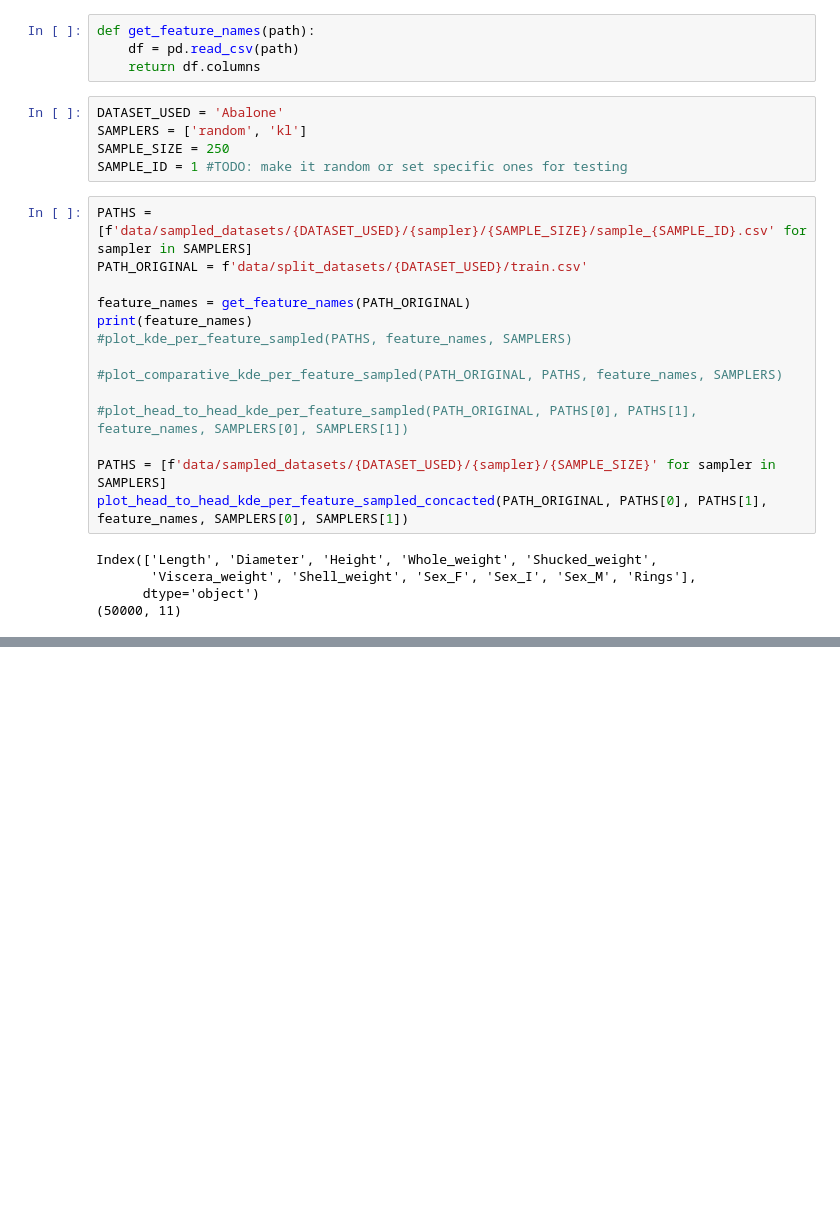
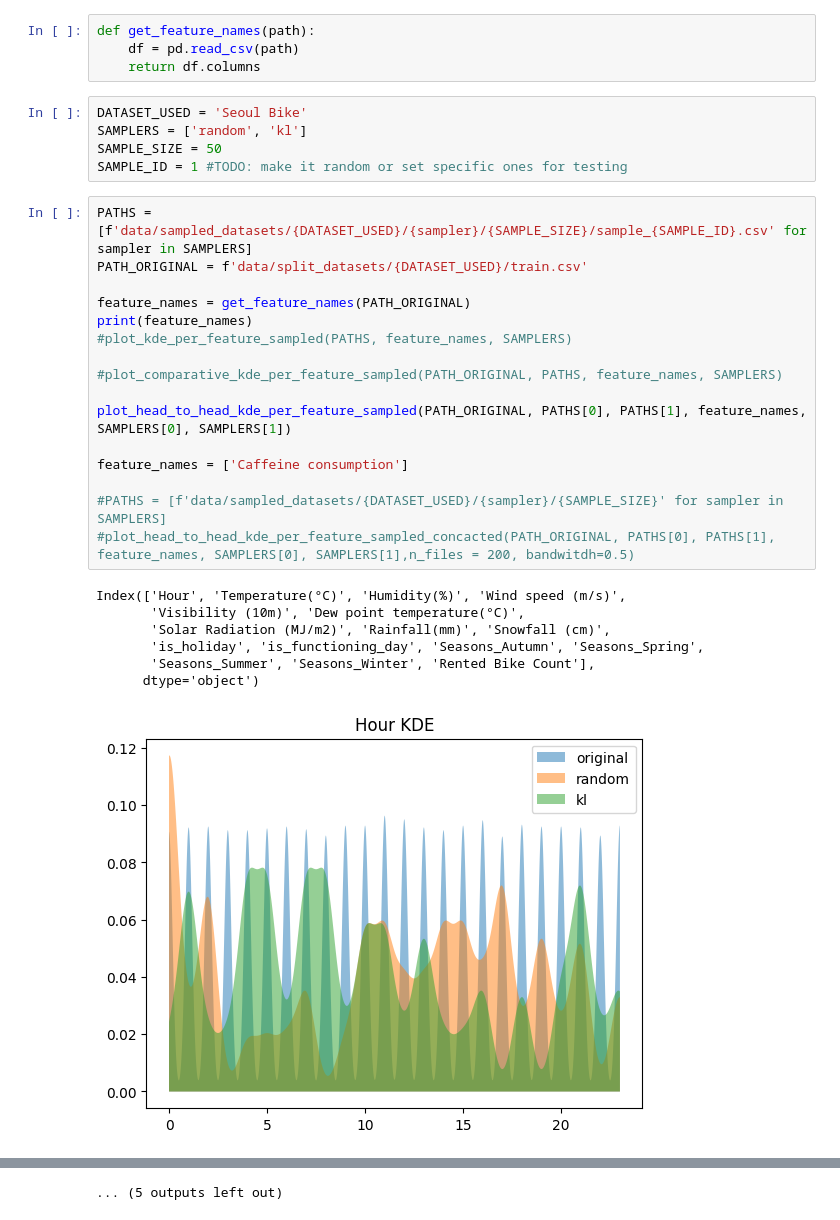
Before and after one commit to ghsumhubh/Coreset-Finding-Using-PDF-Approximation, a Jupyter notebook: post_simulation_analysis.ipynb, the cells around one changed output, grey strips where cells are left out. Drawn from its saved outputs; the diff is of its cells as text; blank space fills up the shorter version.

```diff
--- a/post_simulation_analysis.ipynb
+++ b/post_simulation_analysis.ipynb
@@ -112,26 +121,31 @@ def get_feature_names(path):
     df = pd.read_csv(path)
     return df.columns
 # %%
-DATASET_USED = 'Abalone'
+DATASET_USED = 'Seoul Bike'
 SAMPLERS = ['random', 'kl']
-SAMPLE_SIZE = 250
+SAMPLE_SIZE = 50
 SAMPLE_ID = 1 #TODO: make it random or set specific ones for testing
 # %%
 PATHS = [f'data/sampled_datasets/{DATASET_USED}/{sampler}/{SAMPLE_SIZE}/sample_{SAMPLE_ID}.csv' for sampler in SAMPLERS]
 PATH_ORIGINAL = f'data/split_datasets/{DATASET_USED}/train.csv'
 
 feature_names = get_feature_names(PATH_ORIGINAL)
 print(feature_names)
 #plot_kde_per_feature_sampled(PATHS, feature_names, SAMPLERS)
 
 #plot_comparative_kde_per_feature_sampled(PATH_ORIGINAL, PATHS, feature_names, SAMPLERS)
 
-#plot_head_to_head_kde_per_feature_sampled(PATH_ORIGINAL, PATHS[0], PATHS[1], feature_names, SAMPLERS[0], SAMPLERS[1])
+plot_head_to_head_kde_per_feature_sampled(PATH_ORIGINAL, PATHS[0], PATHS[1], feature_names, SAMPLERS[0], SAMPLERS[1])
 
-PATHS = [f'data/sampled_datasets/{DATASET_USED}/{sampler}/{SAMPLE_SIZE}' for sampler in SAMPLERS]
-plot_head_to_head_kde_per_feature_sampled_concacted(PATH_ORIGINAL, PATHS[0], PATHS[1], feature_names, SAMPLERS[0], SAMPLERS[1])
+feature_names = ['Caffeine consumption']
+
+#PATHS = [f'data/sampled_datasets/{DATASET_USED}/{sampler}/{SAMPLE_SIZE}' for sampler in SAMPLERS]
+#plot_head_to_head_kde_per_feature_sampled_concacted(PATH_ORIGINAL, PATHS[0], PATHS[1], feature_names, SAMPLERS[0], SAMPLERS[1],n_files = 200, bandwitdh=0.5)
 # %% [output]
-Index(['Length', 'Diameter', 'Height', 'Whole_weight', 'Shucked_weight',
-       'Viscera_weight', 'Shell_weight', 'Sex_F', 'Sex_I', 'Sex_M', 'Rings'],
+Index(['Hour', 'Temperature(°C)', 'Humidity(%)', 'Wind speed (m/s)',
+       'Visibility (10m)', 'Dew point temperature(°C)',
+       'Solar Radiation (MJ/m2)', 'Rainfall(mm)', 'Snowfall (cm)',
+       'is_holiday', 'is_functioning_day', 'Seasons_Autumn', 'Seasons_Spring',
+       'Seasons_Summer', 'Seasons_Winter', 'Rented Bike Count'],
       dtype='object')
-(50000, 11)
+[figure, added]
@@ -137,0 +162 @@ Index(['Length', 'Diameter', 'Height', 'Whole_weight', 'Shucked_weight',
+... (5 outputs left out)
```
Also changed, not shown: parts of 8 cells of this notebook, 5 other files.
